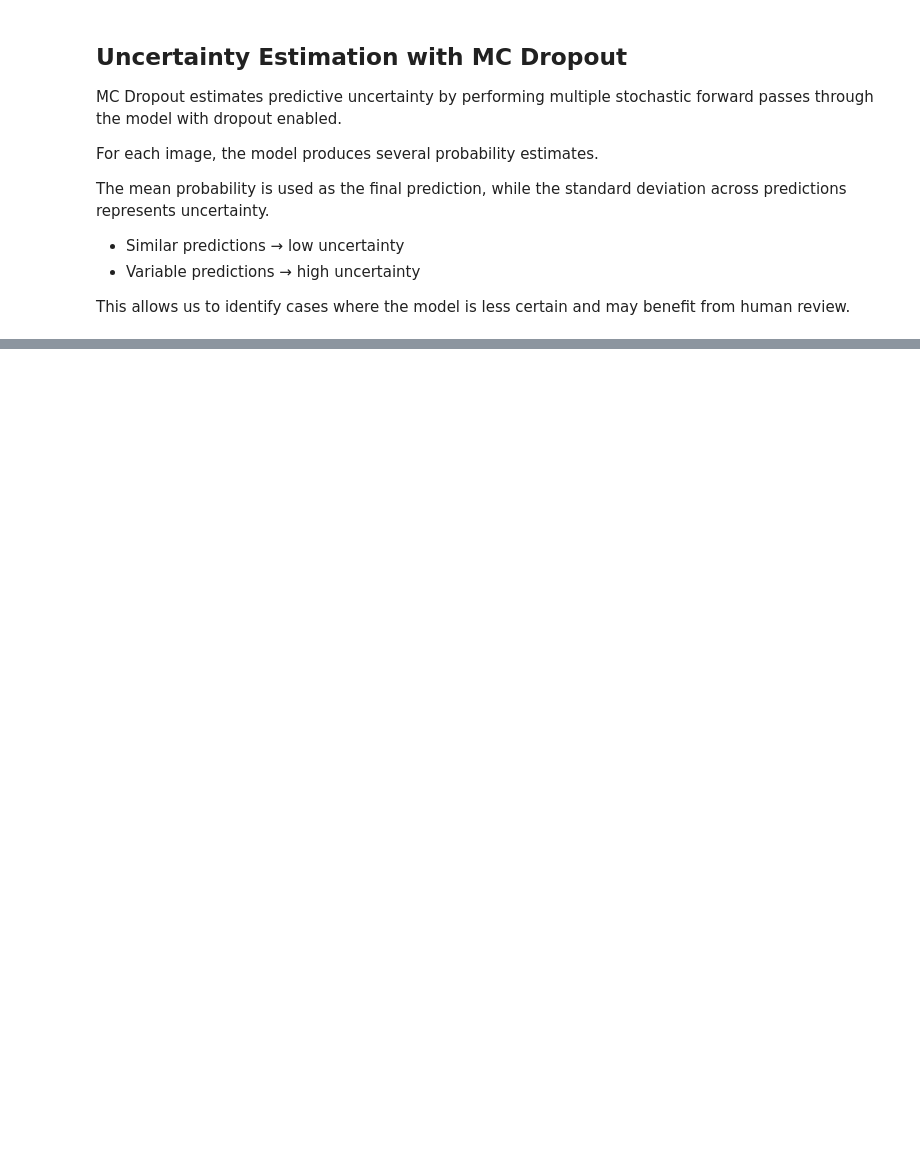
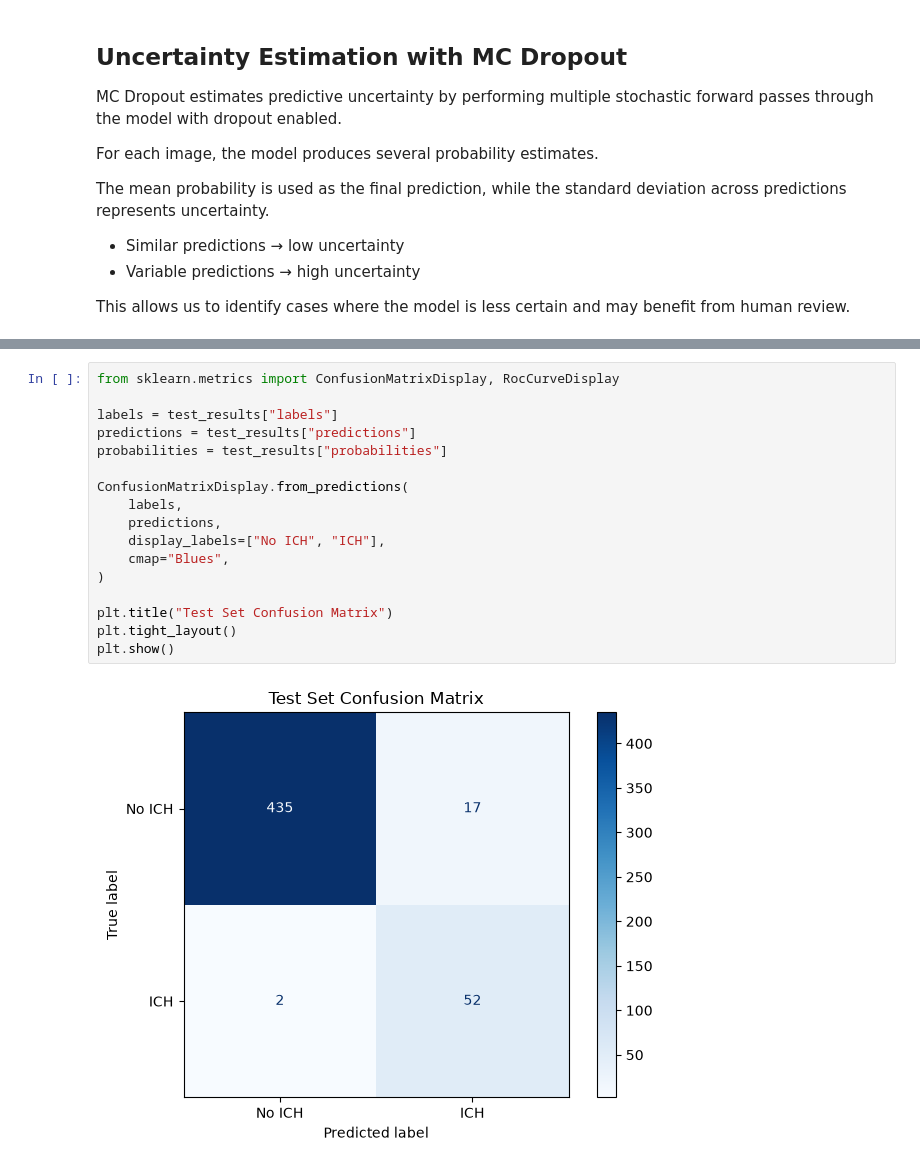
Before and after one commit to MeriemAfafHaddou/explainable-ai-ct-imaging, a Jupyter notebook: diffusion_counterfactual_xai.ipynb, the cells around one changed output, grey strips where cells are left out. Saved outputs shown, nothing was run; the diff lists cells and outputs as text; blank space fills up the shorter version.

Commit message:
evaluate model on test data and applied GRAD-CAM for XAI

```diff
--- a/diffusion_counterfactual_xai.ipynb
+++ b/diffusion_counterfactual_xai.ipynb
@@ -983,0 +1154,19 @@ TypeError: boxplot() got an unexpected keyword argument 'labels'
+# %%
+from sklearn.metrics import ConfusionMatrixDisplay, RocCurveDisplay
+
+labels = test_results["labels"]
+predictions = test_results["predictions"]
+probabilities = test_results["probabilities"]
+
+ConfusionMatrixDisplay.from_predictions(
+    labels,
+    predictions,
+    display_labels=["No ICH", "ICH"],
+    cmap="Blues",
+)
+
+plt.title("Test Set Confusion Matrix")
+plt.tight_layout()
+plt.show()
+# %% [output]
+[figure, added]
```
Also changed, not shown: parts of 25 cells of this notebook, 3 other files.
